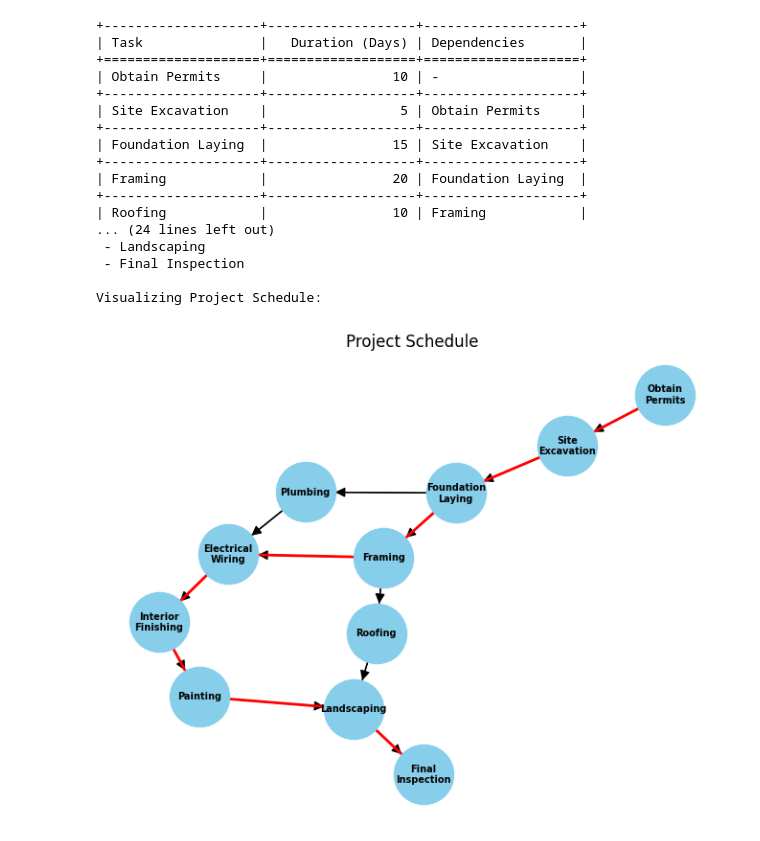
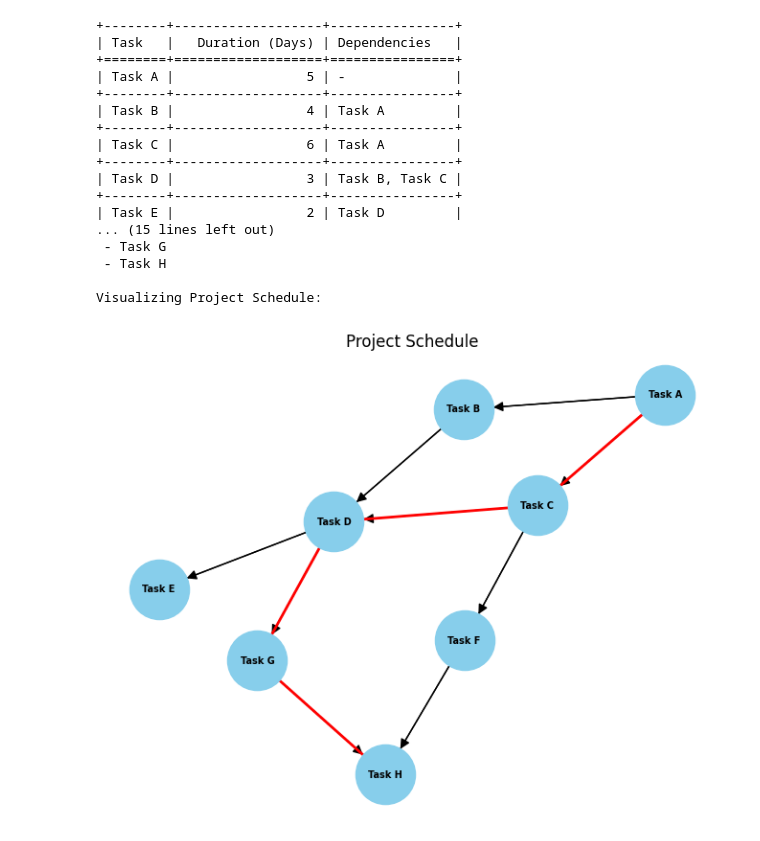
Before and after one commit to vanshj22/Critical-Path-Method, a Jupyter notebook: test.ipynb, the cells around one changed output. Saved outputs shown, nothing was run; the diff lists cells and outputs as text; code cells hidden in the pictures.

```diff
--- a/test.ipynb
+++ b/test.ipynb
@@ -5,19 +7,16 @@ from tabulate import tabulate
 import textwrap
 
 def create_project_schedule():
-    # Define tasks, durations, and dependencies
+    # Define modest tasks, durations, and dependencies
     tasks = {
-        "Obtain Permits": {"duration": 10, "dependencies": []},
-        "Site Excavation": {"duration": 5, "dependencies": ["Obtain Permits"]},
-        "Foundation Laying": {"duration": 15, "dependencies": ["Site Excavation"]},
-        "Framing": {"duration": 20, "dependencies": ["Foundation Laying"]},
-        "Roofing": {"duration": 10, "dependencies": ["Framing"]},
-        "Plumbing": {"duration": 15, "dependencies": ["Foundation Laying"]},
-        "Electrical Wiring": {"duration": 15, "dependencies": ["Framing", "Plumbing"]},
-        "Interior Finishing": {"duration": 20, "dependencies": ["Electrical Wiring"]},
-        "Painting": {"duration": 10, "dependencies": ["Interior Finishing"]},
-        "Landscaping": {"duration": 15, "dependencies": ["Roofing", "Painting"]},
-        "Final Inspection": {"duration": 10, "dependencies": ["Landscaping"]}
+        "Task A": {"duration": 5, "dependencies": []},
+        "Task B": {"duration": 4, "dependencies": ["Task A"]},
+        "Task C": {"duration": 6, "dependencies": ["Task A"]},
+        "Task D": {"duration": 3, "dependencies": ["Task B", "Task C"]},
+        "Task E": {"duration": 2, "dependencies": ["Task D"]},
+        "Task F": {"duration": 5, "dependencies": ["Task C"]},
+        "Task G": {"duration": 3, "dependencies": ["Task D"]},
+        "Task H": {"duration": 4, "dependencies": ["Task F", "Task G"]}
     }
 
     return tasks
@@ -30,11 +29,24 @@ def calculate_critical_path(tasks):
         for dependency in data["dependencies"]:
             G.add_edge(dependency, task)
 
+    # Identify source and target nodes for critical path calculation
+    sources = [node for node, in_degree in G.in_degree() if in_degree == 0]
+    targets = [node for node, out_degree in G.out_degree() if out_degree == 0]
+
     # Calculate critical path using NetworkX
-    all_paths = list(nx.algorithms.simple_paths.all_simple_paths(G, source="Obtain Permits", target="Final Inspection"))
+    all_paths = []
+    for source in sources:
+        for target in targets:
+            paths = list(nx.algorithms.simple_paths.all_simple_paths(G, source=source, target=target))
+            all_paths.extend(paths)
+
+    if not all_paths:
+        return []
+
     critical_path = max(all_paths, key=lambda path: sum(tasks[task]["duration"] for task in path))
 
     return critical_path
+
 
 def visualize_project_schedule(tasks, critical_path):
     # Create a directed acyclic graph (DAG) using NetworkX for visualization
@@ -61,46 +73,46 @@ def visualize_project_schedule(tasks, critical_path):
     plt.title("Project Schedule")
     plt.show()
 
 
 def main():
     tasks = create_project_schedule()
     all_tasks = list(tasks.keys())
     critical_path = calculate_critical_path(tasks)
 
     # Print task data in tabular format
     headers = ["Task", "Duration (Days)", "Dependencies"]
     task_data = []
 
     for task, data in tasks.items():
         task_data.append([task, data["duration"], ", ".join(data["dependencies"]) if data["dependencies"] else "-"])
 
     print(tabulate(task_data, headers=headers, tablefmt="grid"))
 
     print("\nCritical Path:")
     for task in all_tasks:
         print(f" - {task}")
 
     print("\nVisualizing Project Schedule:")
     visualize_project_schedule(tasks, critical_path)
 
 if __name__ == "__main__":
     main()
 # %% [output]
-+--------------------+-------------------+--------------------+
-| Task               |   Duration (Days) | Dependencies       |
-+====================+===================+====================+
-| Obtain Permits     |                10 | -                  |
-+--------------------+-------------------+--------------------+
-| Site Excavation    |                 5 | Obtain Permits     |
-+--------------------+-------------------+--------------------+
-| Foundation Laying  |                15 | Site Excavation    |
-+--------------------+-------------------+--------------------+
-| Framing            |                20 | Foundation Laying  |
-+--------------------+-------------------+--------------------+
-| Roofing            |                10 | Framing            |
-... (24 lines left out)
- - Landscaping
- - Final Inspection
++--------+-------------------+----------------+
+| Task   |   Duration (Days) | Dependencies   |
++========+===================+================+
+| Task A |                 5 | -              |
++--------+-------------------+----------------+
+| Task B |                 4 | Task A         |
++--------+-------------------+----------------+
+| Task C |                 6 | Task A         |
++--------+-------------------+----------------+
+| Task D |                 3 | Task B, Task C |
++--------+-------------------+----------------+
+| Task E |                 2 | Task D         |
+... (15 lines left out)
+ - Task G
+ - Task H
 
 Visualizing Project Schedule:
-[figure, old version]
+[figure, new version]
```
Also changed, not shown: parts of 1 cell of this notebook, 1 other file.
